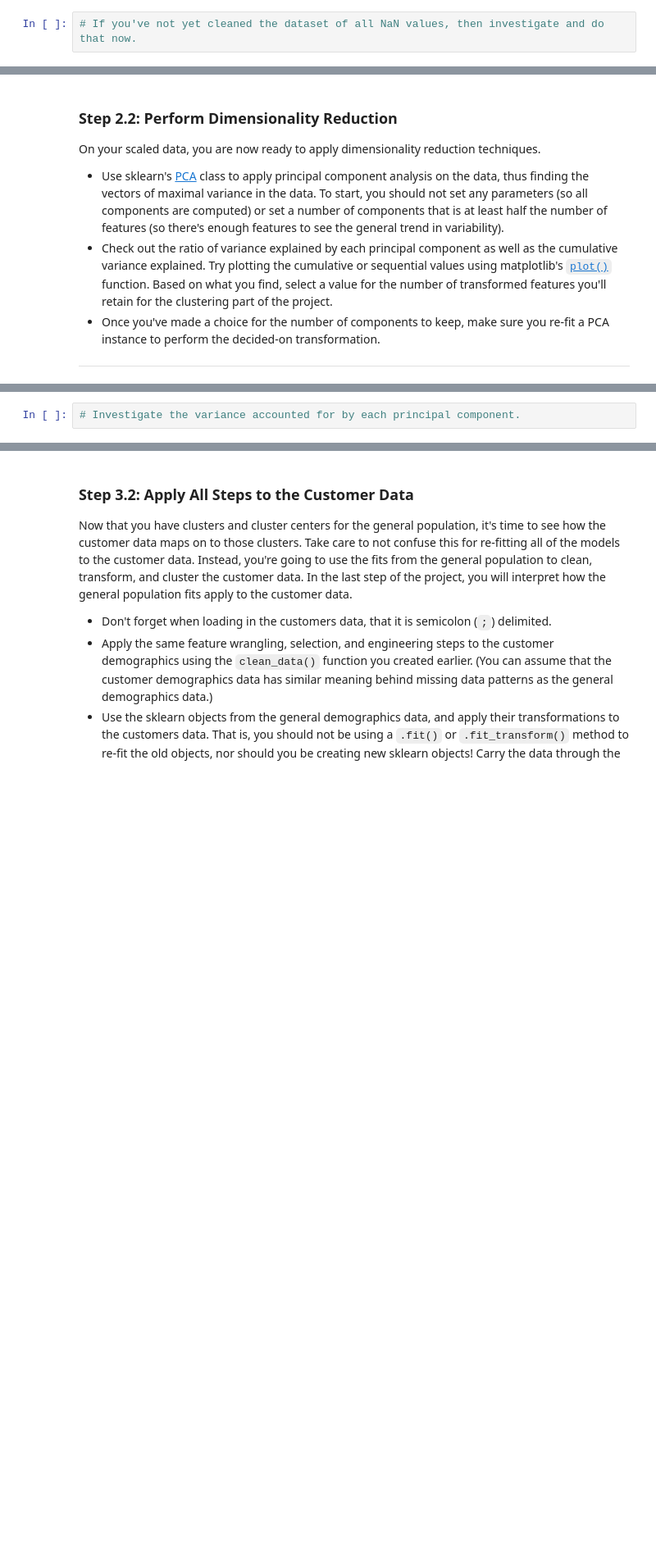
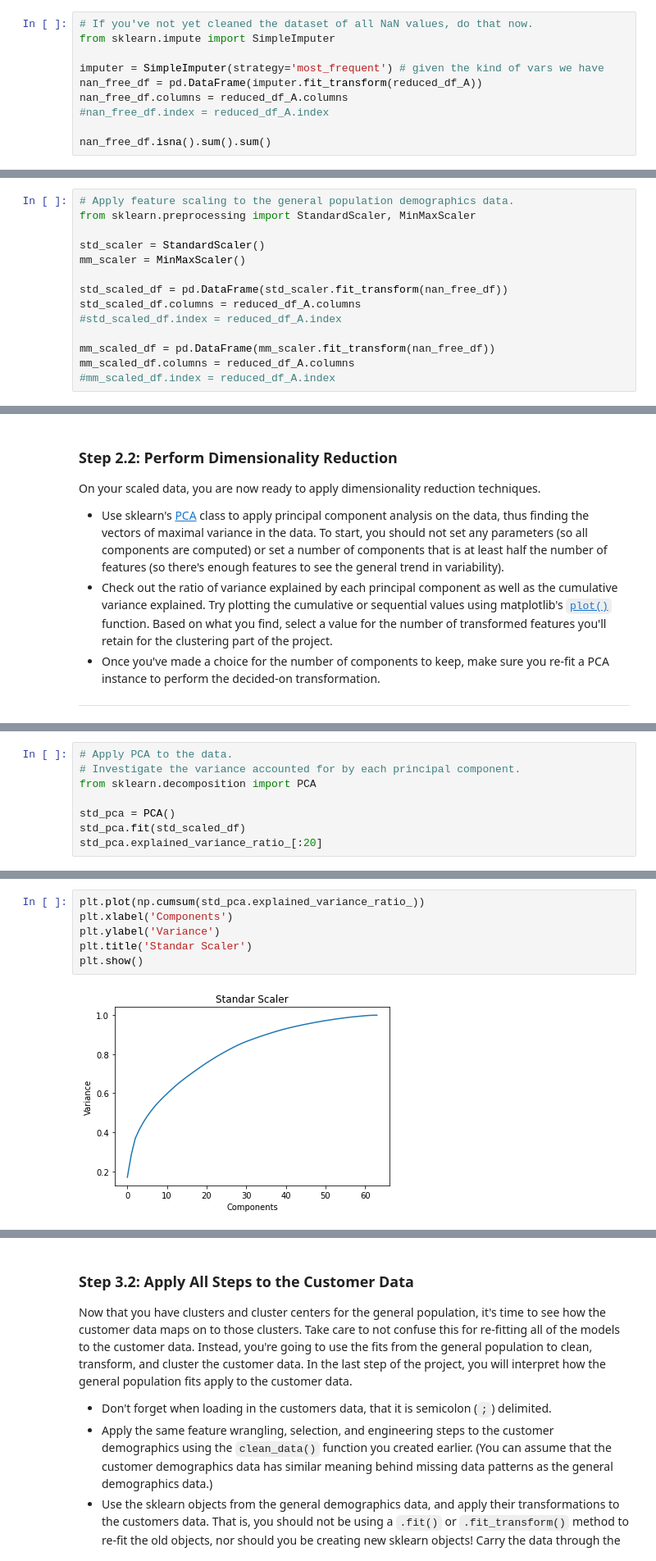
Before and after one commit to tobazan/tensorflow-ml-udacity, a Jupyter notebook: customer_segmentation/identify_segments.ipynb, the cells around one changed output, grey strips where cells are left out. Shown at 82% size. Saved outputs shown, nothing was run; the diff lists cells and outputs as text; blank space fills up the shorter version.

```diff
--- a/customer_segmentation/identify_segments.ipynb
+++ b/customer_segmentation/identify_segments.ipynb
@@ -604,4 +619,12 @@ Before we apply dimensionality reduction techniques to the data, we need to perf
 
 ___
 # %%
-# If you've not yet cleaned the dataset of all NaN values, then investigate and do that now.
+# If you've not yet cleaned the dataset of all NaN values, do that now.
+from sklearn.impute import SimpleImputer
+
+imputer = SimpleImputer(strategy='most_frequent') # given the kind of vars we have
+nan_free_df = pd.DataFrame(imputer.fit_transform(reduced_df_A))
+nan_free_df.columns = reduced_df_A.columns
+#nan_free_df.index = reduced_df_A.index
+
+nan_free_df.isna().sum().sum()
@@ -613,0 +633,14 @@ ___
+# %%
+# Apply feature scaling to the general population demographics data.
+from sklearn.preprocessing import StandardScaler, MinMaxScaler
+
+std_scaler = StandardScaler()
+mm_scaler = MinMaxScaler()
+
+std_scaled_df = pd.DataFrame(std_scaler.fit_transform(nan_free_df))
+std_scaled_df.columns = reduced_df_A.columns
+#std_scaled_df.index = reduced_df_A.index
+
+mm_scaled_df = pd.DataFrame(mm_scaler.fit_transform(nan_free_df))
+mm_scaled_df.columns = reduced_df_A.columns
+#mm_scaled_df.index = reduced_df_A.index
@@ -626,2 +663,8 @@ ___
 # %%
+# Apply PCA to the data.
 # Investigate the variance accounted for by each principal component.
+from sklearn.decomposition import PCA
+
+std_pca = PCA()
+std_pca.fit(std_scaled_df)
+std_pca.explained_variance_ratio_[:20]
@@ -627,0 +685,8 @@ ___
+# %%
+plt.plot(np.cumsum(std_pca.explained_variance_ratio_))
+plt.xlabel('Components')
+plt.ylabel('Variance')
+plt.title('Standar Scaler')
+plt.show()
+# %% [output]
+[figure, added]
```
Also changed, not shown: parts of 45 cells of this notebook.
